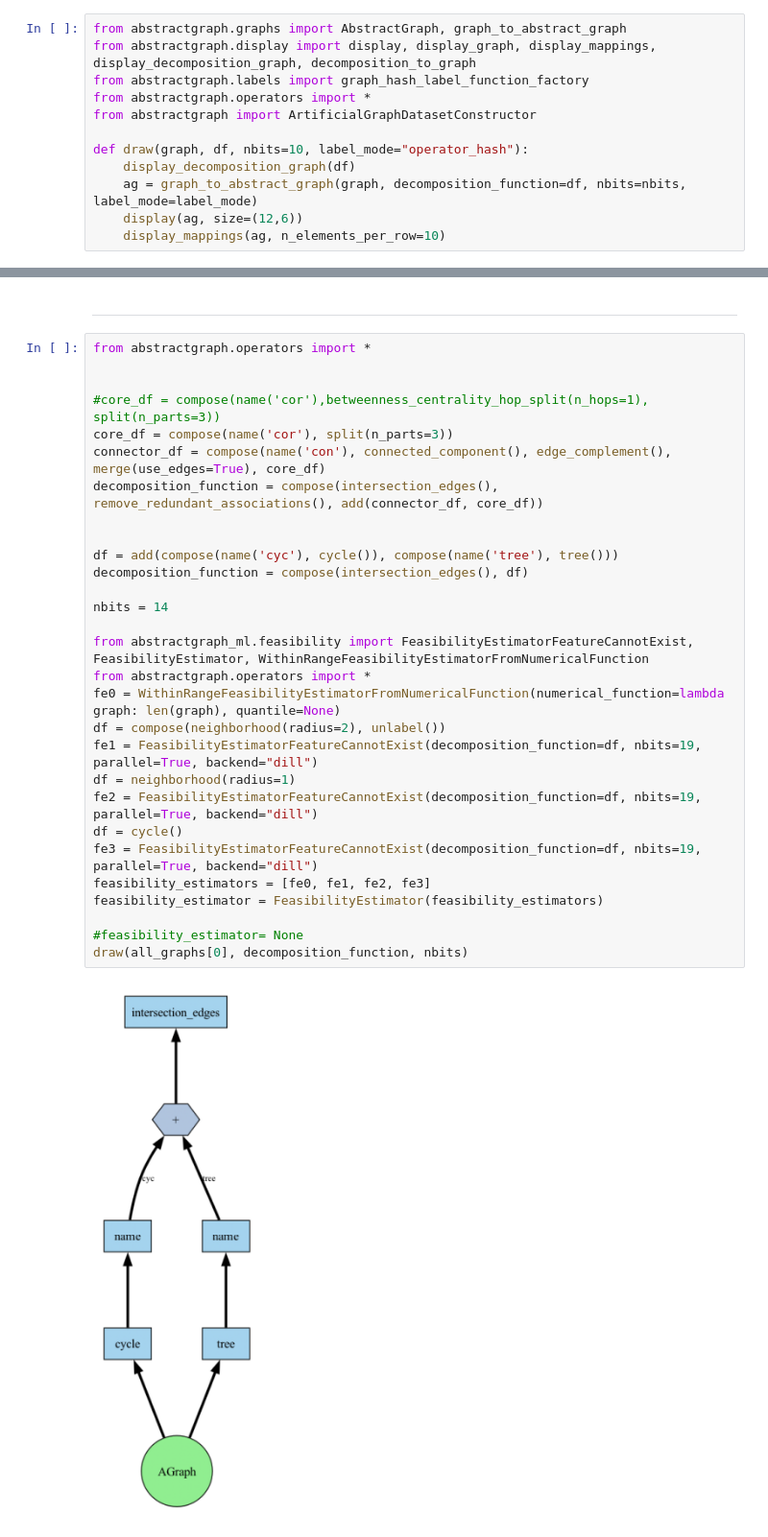
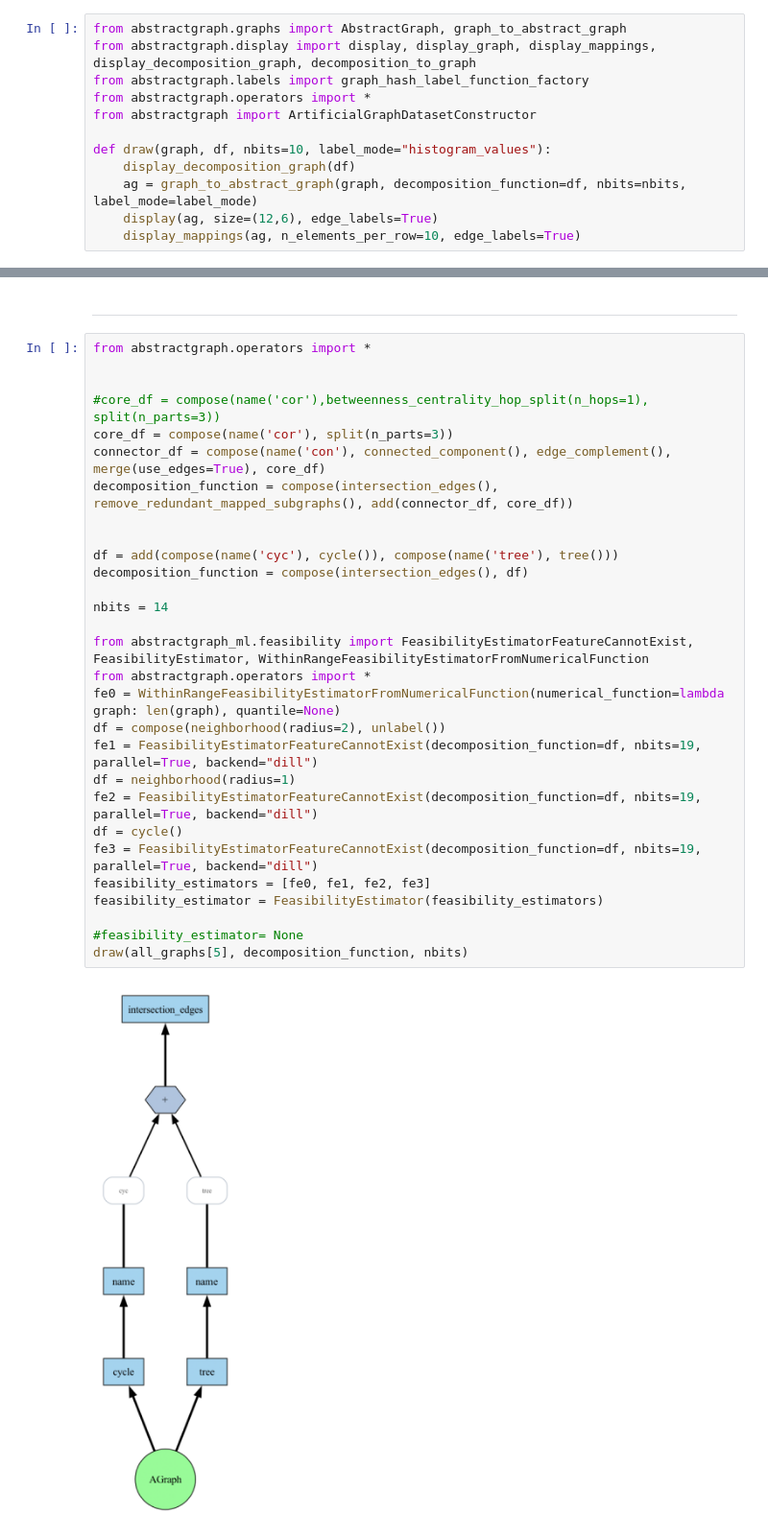
Before and after one commit to fabriziocosta/abstractgraph-generative, a Jupyter notebook: notebooks/examples/example_conditional_autoregressive_generator_simplified.ipynb, the cells around one changed output, grey strips where cells are left out. Shown at 96% size. Cells and saved outputs as stored; diff of their text form.

```diff
--- a/notebooks/examples/example_conditional_autoregressive_generator_simplified.ipynb
+++ b/notebooks/examples/example_conditional_autoregressive_generator_simplified.ipynb
@@ -62,11 +62,11 @@ from abstractgraph.labels import graph_hash_label_function_factory
 from abstractgraph.operators import *
 from abstractgraph import ArtificialGraphDatasetConstructor
 
-def draw(graph, df, nbits=10, label_mode="operator_hash"):
+def draw(graph, df, nbits=10, label_mode="histogram_values"):
     display_decomposition_graph(df)
     ag = graph_to_abstract_graph(graph, decomposition_function=df, nbits=nbits, label_mode=label_mode)
-    display(ag, size=(12,6))
-    display_mappings(ag, n_elements_per_row=10)
+    display(ag, size=(12,6), edge_labels=True)
+    display_mappings(ag, n_elements_per_row=10, edge_labels=True)
 # %% [markdown]
 ## 1) Build a small molecule-like dataset
 # %%
@@ -368,31 +352,31 @@ def generate_graphs(
 # %%
 from abstractgraph.operators import *
 
 
 #core_df = compose(name('cor'),betweenness_centrality_hop_split(n_hops=1), split(n_parts=3))
 core_df = compose(name('cor'), split(n_parts=3))
 connector_df = compose(name('con'), connected_component(), edge_complement(), merge(use_edges=True), core_df)
-decomposition_function = compose(intersection_edges(), remove_redundant_associations(), add(connector_df, core_df))
+decomposition_function = compose(intersection_edges(), remove_redundant_mapped_subgraphs(), add(connector_df, core_df))
 
 
 df = add(compose(name('cyc'), cycle()), compose(name('tree'), tree()))
 decomposition_function = compose(intersection_edges(), df)
 
 nbits = 14
 
 from abstractgraph_ml.feasibility import FeasibilityEstimatorFeatureCannotExist, FeasibilityEstimator, WithinRangeFeasibilityEstimatorFromNumericalFunction
 from abstractgraph.operators import *
 fe0 = WithinRangeFeasibilityEstimatorFromNumericalFunction(numerical_function=lambda graph: len(graph), quantile=None)
 df = compose(neighborhood(radius=2), unlabel())
 fe1 = FeasibilityEstimatorFeatureCannotExist(decomposition_function=df, nbits=19, parallel=True, backend="dill")
 df = neighborhood(radius=1)
 fe2 = FeasibilityEstimatorFeatureCannotExist(decomposition_function=df, nbits=19, parallel=True, backend="dill")
 df = cycle()
 fe3 = FeasibilityEstimatorFeatureCannotExist(decomposition_function=df, nbits=19, parallel=True, backend="dill")
 feasibility_estimators = [fe0, fe1, fe2, fe3]
 feasibility_estimator = FeasibilityEstimator(feasibility_estimators)
 
 #feasibility_estimator= None
-draw(all_graphs[0], decomposition_function, nbits)
+draw(all_graphs[5], decomposition_function, nbits)
 # %% [output]
-[figure, old version]
+[figure, new version]
```
Also changed, not shown: parts of 7 cells of this notebook, 4 other files.
